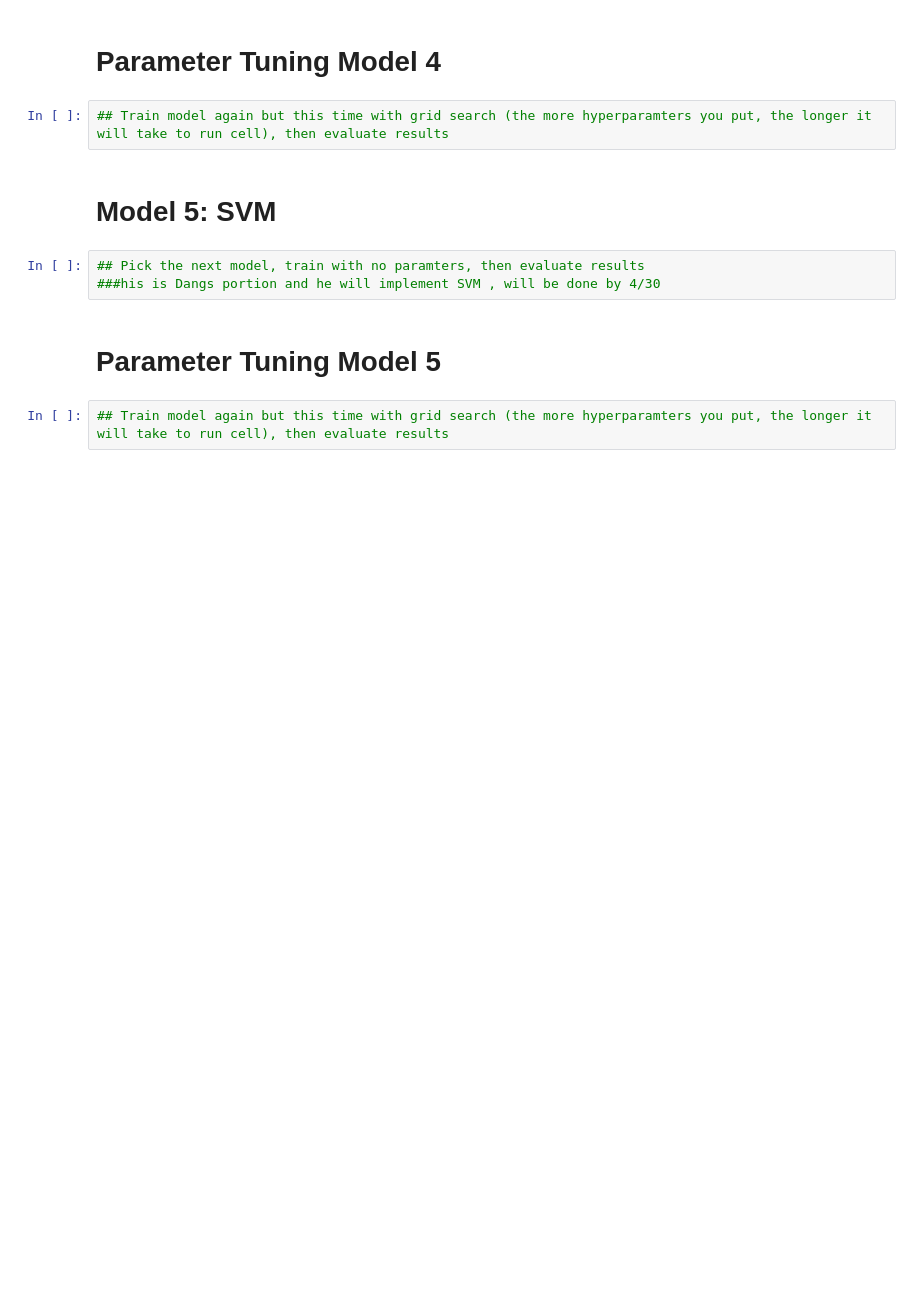
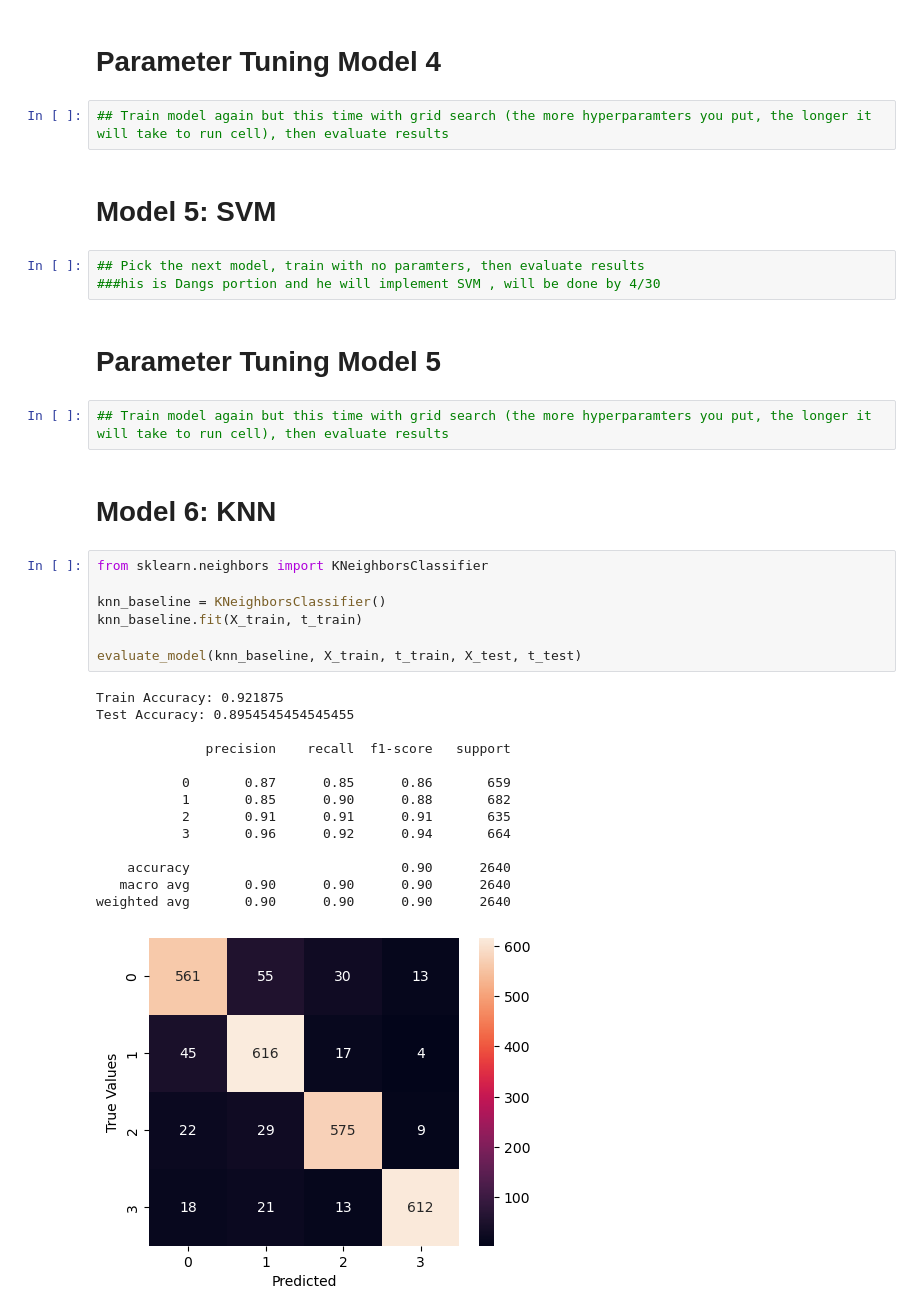
Before and after one commit to IrfanCamparaGithub/3162final, a Jupyter notebook: main.ipynb, the cells around one changed output. Cells and saved outputs as stored; diff of their text form; blank space fills up the shorter version.

```diff
--- a/main.ipynb
+++ b/main.ipynb
@@ -362,3 +359,27 @@ weighted avg       0.92      0.92      0.92      2640
 # **Parameter Tuning Model 5**
 # %%
 ## Train model again but this time with grid search (the more hyperparamters you put, the longer it will take to run cell), then evaluate results
+# %% [markdown]
+# **Model 6: KNN**
+# %%
+from sklearn.neighbors import KNeighborsClassifier
+
+knn_baseline = KNeighborsClassifier()
+knn_baseline.fit(X_train, t_train)
+
+evaluate_model(knn_baseline, X_train, t_train, X_test, t_test)
+# %% [output]
+Train Accuracy: 0.921875
+Test Accuracy: 0.8954545454545455
+
+              precision    recall  f1-score   support
+
+           0       0.87      0.85      0.86       659
+           1       0.85      0.90      0.88       682
+           2       0.91      0.91      0.91       635
+           3       0.96      0.92      0.94       664
+
+    accuracy                           0.90      2640
+   macro avg       0.90      0.90      0.90      2640
+weighted avg       0.90      0.90      0.90      2640
+[figure, added]
```
Also changed, not shown: parts of 8 cells of this notebook.
